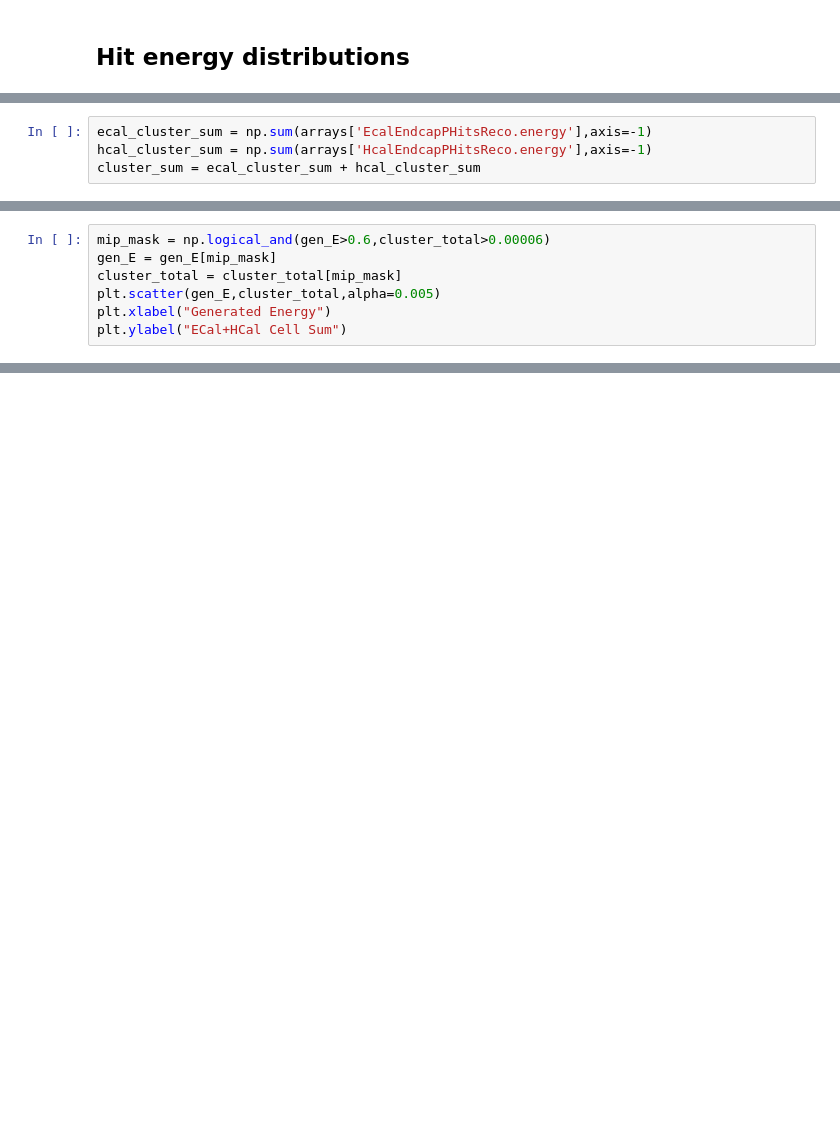
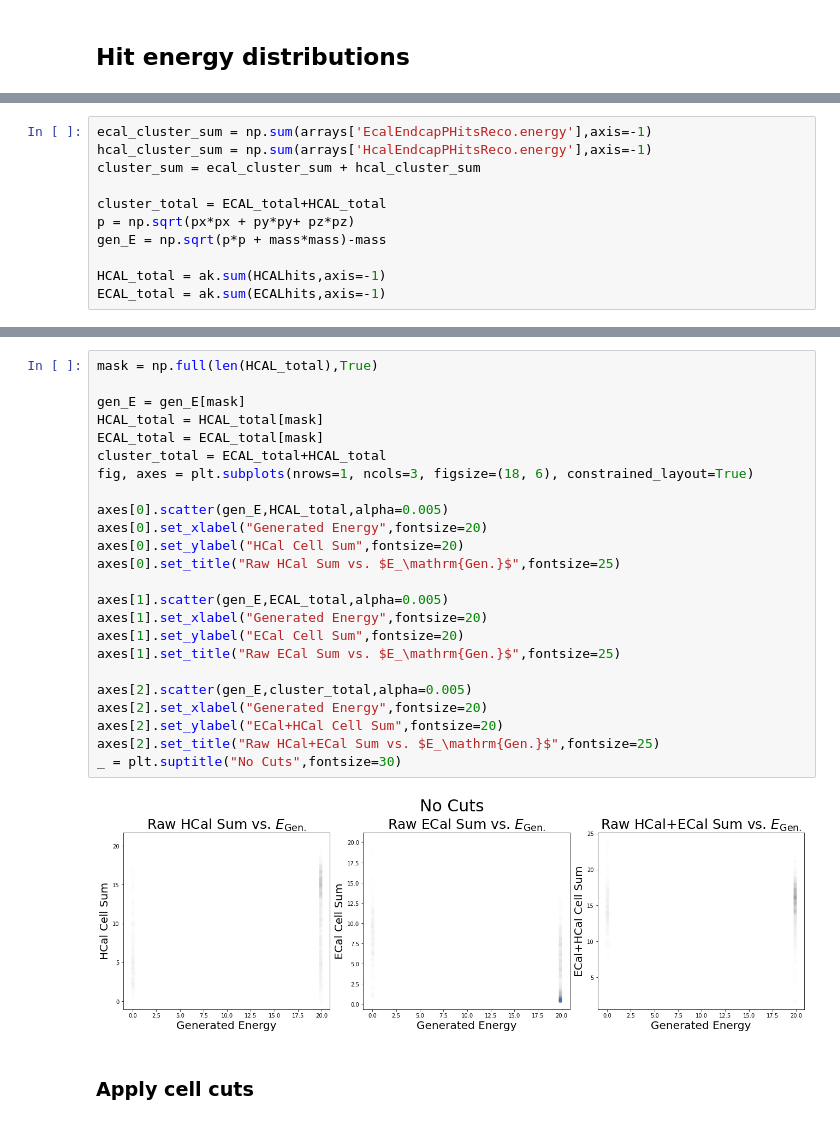
Before and after one commit to eiccodesign/regressiononly, a Jupyter notebook: hitQA.ipynb, the cells around one changed output, grey strips where cells are left out. Cells and saved outputs as stored; diff of their text form; blank space fills up the shorter version.

Commit message:
Cluster Sum vs GenE

```diff
--- a/hitQA.ipynb
+++ b/hitQA.ipynb
@@ -208,3 +197,10 @@ print(len(p))
 ecal_cluster_sum = np.sum(arrays['EcalEndcapPHitsReco.energy'],axis=-1)
 hcal_cluster_sum = np.sum(arrays['HcalEndcapPHitsReco.energy'],axis=-1)
 cluster_sum = ecal_cluster_sum + hcal_cluster_sum
+
+cluster_total = ECAL_total+HCAL_total
+p = np.sqrt(px*px + py*py+ pz*pz)
+gen_E = np.sqrt(p*p + mass*mass)-mass
+
+HCAL_total = ak.sum(HCALhits,axis=-1)
+ECAL_total = ak.sum(ECALhits,axis=-1)
@@ -215,7 +206,0 @@ gen_E = np.sqrt(p*p + mass*mass)-mass
-# %%
-mip_mask = np.logical_and(gen_E>0.6,cluster_total>0.00006)
-gen_E = gen_E[mip_mask]
-cluster_total = cluster_total[mip_mask]
-plt.scatter(gen_E,cluster_total,alpha=0.005)
-plt.xlabel("Generated Energy")
-plt.ylabel("ECal+HCal Cell Sum")
@@ -224,0 +215,28 @@ Text(0, 0.5, 'ECal+HCal Cell Sum')
+# %%
+mask = np.full(len(HCAL_total),True)
+
+gen_E = gen_E[mask]
+HCAL_total = HCAL_total[mask]
+ECAL_total = ECAL_total[mask]
+cluster_total = ECAL_total+HCAL_total
+fig, axes = plt.subplots(nrows=1, ncols=3, figsize=(18, 6), constrained_layout=True)
+
+axes[0].scatter(gen_E,HCAL_total,alpha=0.005)
+axes[0].set_xlabel("Generated Energy",fontsize=20)
+axes[0].set_ylabel("HCal Cell Sum",fontsize=20)
+axes[0].set_title("Raw HCal Sum vs. $E_\mathrm{Gen.}$",fontsize=25)
+
+axes[1].scatter(gen_E,ECAL_total,alpha=0.005)
+axes[1].set_xlabel("Generated Energy",fontsize=20)
+axes[1].set_ylabel("ECal Cell Sum",fontsize=20)
+axes[1].set_title("Raw ECal Sum vs. $E_\mathrm{Gen.}$",fontsize=25)
+
+axes[2].scatter(gen_E,cluster_total,alpha=0.005)
+axes[2].set_xlabel("Generated Energy",fontsize=20)
+axes[2].set_ylabel("ECal+HCal Cell Sum",fontsize=20)
+axes[2].set_title("Raw HCal+ECal Sum vs. $E_\mathrm{Gen.}$",fontsize=25)
+_ = plt.suptitle("No Cuts",fontsize=30)
+# %% [output]
+[figure, added]
+# %% [markdown]
+### Apply cell cuts
```
Also changed, not shown: parts of 20 cells of this notebook, 2 other files.
